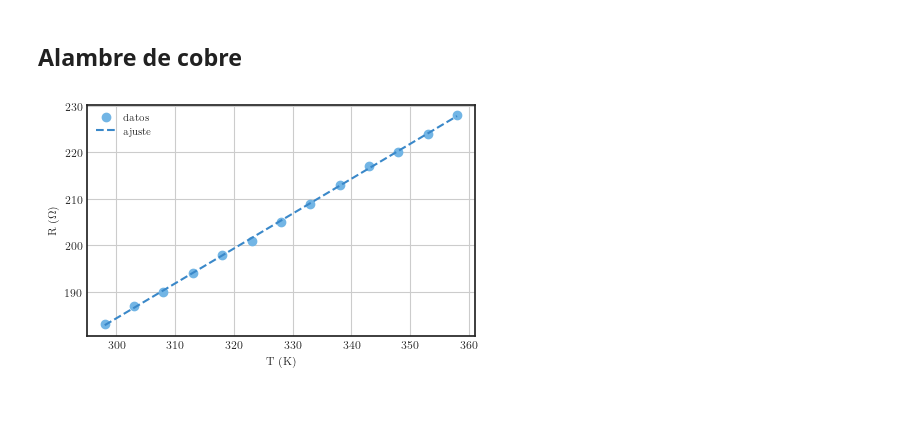
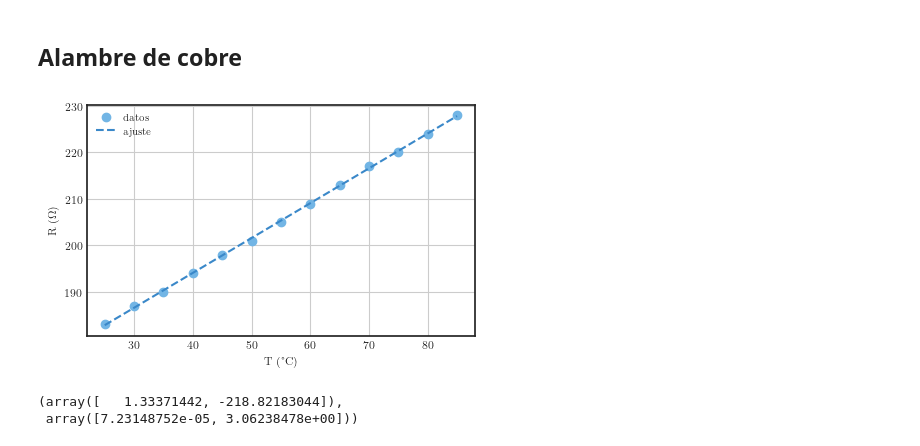
Before and after one commit to JuanSierra2003/hello-world, a Jupyter notebook: termoExp/termometros/exp1.ipynb, the cells around one changed output. Saved outputs shown, nothing was run; the diff lists cells and outputs as text; code cells hidden in the pictures; blank space fills up the shorter version.

```diff
--- a/termoExp/termometros/exp1.ipynb
+++ b/termoExp/termometros/exp1.ipynb
@@ -170,14 +224,14 @@ T_Cu = np.array(dF['T Cu [C]'])
 # %%
 figure7 = plt.figure(figsize=(5, 3))
 
-plt.plot(T_Cu+273, R_Cu, 'o', label = 'datos')
-plt.plot(T_Cu+273, 0.7495*T_Cu+164.1, '--', label = 'ajuste')
+plt.plot(T_Cu, R_Cu, 'o', label = 'datos')
+plt.plot(T_Cu, 0.7495*T_Cu+164.1, '--', label = 'ajuste')
 
-plt.xlabel(r'T (K)')
+plt.xlabel(r'T (°C)')
 plt.ylabel(r'R ($\Omega$)')
 
 plt.grid()
 plt.legend()
 plt.savefig('Cu.pdf', dpi=300)
 # %% [output]
-[figure, old version]
+[figure, new version]
@@ -183,0 +240,5 @@ plt.savefig('Cu.pdf', dpi=300)
+# %%
+Cu_args, np.diag(Cu_covs)
+# %% [output]
+(array([   1.33371442, -218.82183044]),
+ array([7.23148752e-05, 3.06238478e+00]))
```
Also changed, not shown: parts of 35 cells of this notebook, 30 other files.
